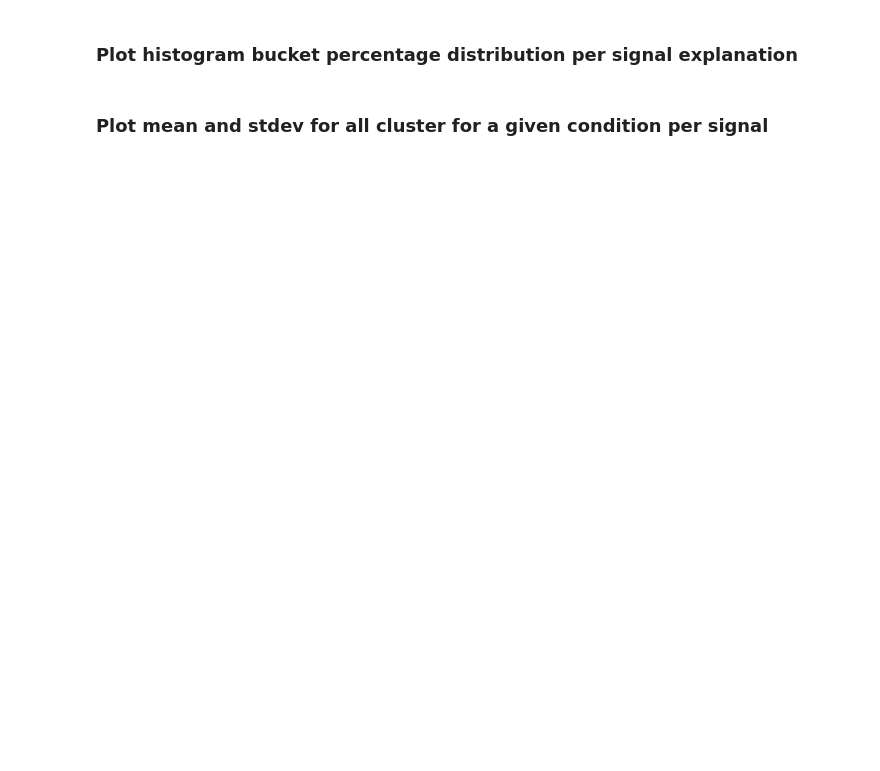
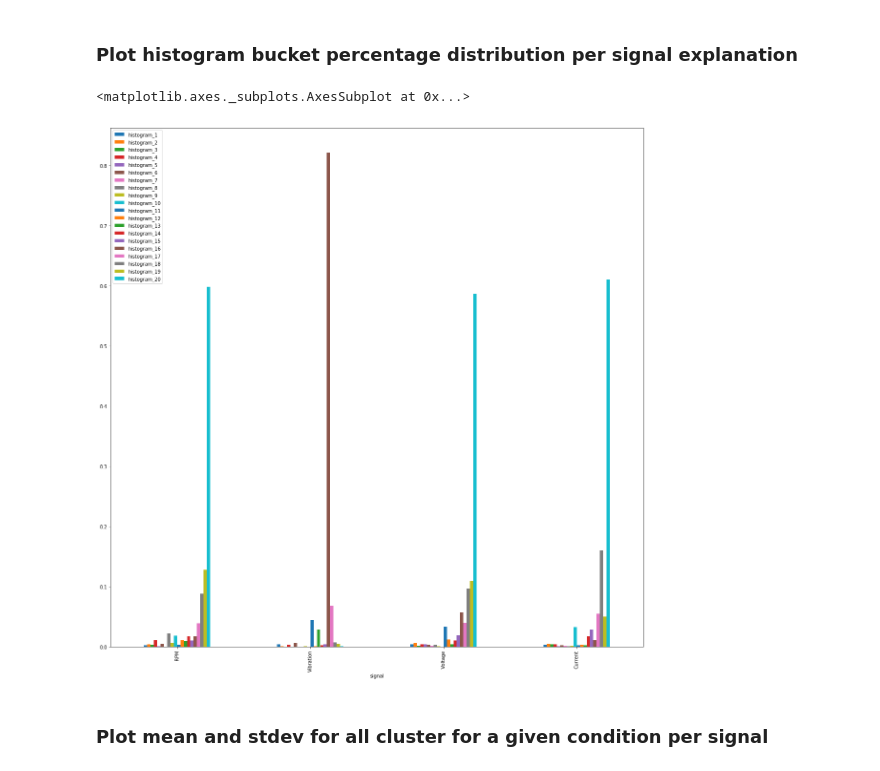
Before and after one commit to mukeshpat3l/examples, a Jupyter notebook: jupyter-example-notebooks/ExplanationConfidenceLRSExample.ipynb, the cells around one changed output. Saved outputs shown, nothing was run; the diff lists cells and outputs as text; code cells hidden in the pictures; blank space fills up the shorter version.

Commit message:
connects Falkonry/tracker#2889
fix issues with explanation reports after fixing data service api

```diff
--- a/jupyter-example-notebooks/ExplanationConfidenceLRSExample.ipynb
+++ b/jupyter-example-notebooks/ExplanationConfidenceLRSExample.ipynb
@@ -117,6 +120,10 @@ def getModels(account_id, datastream_id, assessment_id):
     r.text
     parsed = json.loads(r.text)
     parsed
+
+    global model_id_to_model
+
+    model_id_to_model = {x['id'] : x for (x) in parsed}
 
     model_names_ids = {x['name']: x['id'] for (x) in parsed}
     model_names_ids
@@ -246,16 +253,28 @@ def round_up_to_even(f):
     return math.ceil(f / 2.) * 2
 
 def createExplanationReportJob(datastream_id, assessment_id, model_id):
+    model = model_id_to_model[model_id]
+    print("model: %s " % model)
+    startTime = model['spec']['query'][0]['timeRange']['startTime']
+    endTime = model['spec']['query'][0]['timeRange']['endTime']
+
+    print("model_id:%s startTime:%d endTime:%d" % (model_id, startTime, endTime))
+
     payload = """{
                    "jobType": "EXPLANATIONREPORT",
                    "description": "Creating explanation report from jupyter notebook",
                    "datastream": "%s",
                    "assessment": "%s",
                    "model": "%s",
-                   "spec": {}
+                   "spec": {
+                       "timeRange": {
+                           "startTime": %d,
+                           "endTime": %d
+                       }
+                   }
                  }"""
 
-    body = payload % (datastream_id, assessment_id, model_id)
+    body = payload % (datastream_id, assessment_id, model_id, startTime, endTime)
 
     r = requests.post('%s/accounts/%s/jobs' % (api_url, account_id), data = body, headers={'Authorization':token})
     r.status_code
@@ -272,13 +291,19 @@ def getJobStatus(job_id):
     r = requests.get('%s/accounts/%s/jobs/%s' % (api_url, account_id, job_id), headers={'Authorization':token})
     r.status_code
     parsed = json.loads(r.text)
-
+    print(parsed)
     response = parsed['status']
-
+    global explanation_report_url
     if(response == 'COMPLETED'):
         url = parsed['links'][0]['url']
-        explanation_report_url = "%s%s" % (api_url, url)
+        explanation_report_url = "%s%s" % (api_host, url)
     return response
+
+def readExplanationReportCsv(explanation_report_url):
+    r = requests.get(explanation_report_url, headers={'Authorization':token})
+    r.status_code
+
+    return r.text
 # %% [markdown]
 ### Select datastream of an account
 # %%
@@ -528,0 +570,6 @@ report_df = pd.read_csv(explanation_report_url)
+# %%
+print("Reading explanation report from url %s " % (explanation_report_url))
+report_csv = readExplanationReportCsv(explanation_report_url)
+#print(report_csv)
+report_df = pd.read_csv(io.StringIO(report_csv))
+report_df
@@ -531,9 +598,12 @@ report_df = pd.read_csv(explanation_report_url)
 # %%
 #for a cluster and a specific condition, plot the historgram bucket percentage distribution
 #df.loc[(df['cluster'] == '__ALL__') & (df['condition'] == 'vibe')].plot.bar(x='signal', y = df.columns[6:26], figsize=(20,20))
 
 # for a cluster and all condition, plot the historgram bucket percentage distribution
-df.loc[(df['cluster'] == '__ALL__') & (df['condition'] == '__ALL__')].plot.bar(x='signal', y = df.columns[6:26], figsize=(20,20))
+report_df.loc[(report_df['cluster'] == '__ALL__') & (report_df['condition'] == '__ALL__')].plot.bar(x='signal', y = report_df.columns[6:26], figsize=(20,20))
+# %% [output]
+<matplotlib.axes._subplots.AxesSubplot at 0x...>
+[figure, added]
 # %% [markdown]
 ### Plot mean and stdev for all cluster for a given condition per signal
 # %%
```
Also changed, not shown: parts of 8 cells of this notebook.
